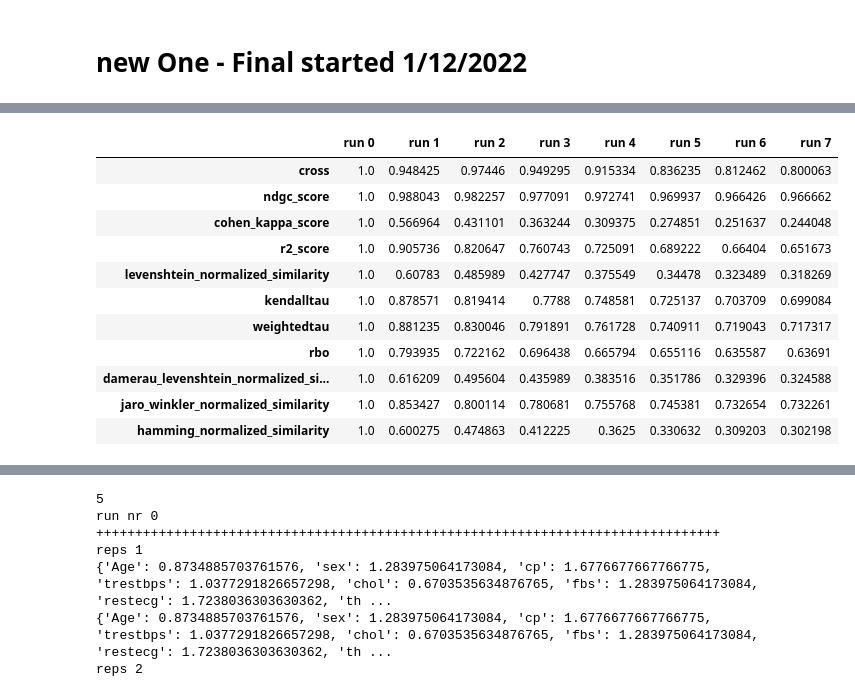
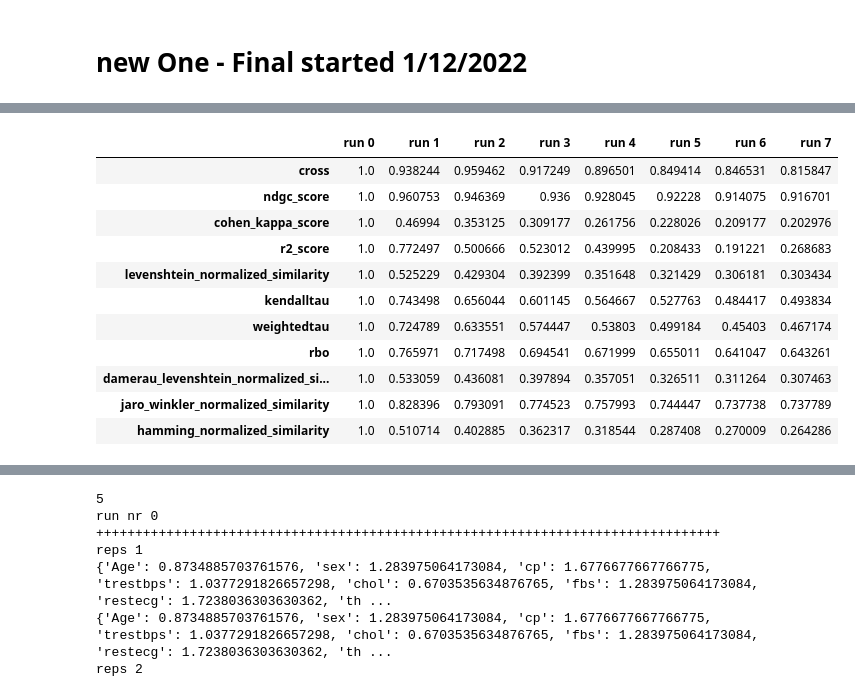
Before and after one commit to joofio/tabular-dataset-similarity, a Jupyter notebook: Final - Viz.ipynb, the cells around one changed output, grey strips where cells are left out. Saved outputs shown, nothing was run; the diff lists cells and outputs as text; code cells hidden in the pictures.

```diff
--- a/Final - Viz.ipynb
+++ b/Final - Viz.ipynb
@@ -94,19 +199,55 @@ rf1
+# %%
+dt4=pd.DataFrame(plot_data4)
+dt4.drop("debug",axis=0,inplace=True)
+
+rf4=pd.DataFrame(plot_data_rf4)
+rf4.drop("debug",axis=0,inplace=True)
+
+svm4=pd.DataFrame(plot_data_svm4)
+svm4.drop("debug",axis=0,inplace=True)
+
+knn4=pd.DataFrame(plot_data_knn4)
+knn4.drop("debug",axis=0,inplace=True)
+
+lm4=pd.DataFrame(plot_data_lm4)
+lm1.drop("debug",axis=0,inplace=True)
+
+nb4=pd.DataFrame(plot_data_nb4)
+nb4.drop("debug",axis=0,inplace=True)
+# %%
+dt5=pd.DataFrame(plot_data5)
+dt5.drop("debug",axis=0,inplace=True)
+
+rf5=pd.DataFrame(plot_data_rf5)
+rf5.drop("debug",axis=0,inplace=True)
+
+svm5=pd.DataFrame(plot_data_svm5)
+svm5.drop("debug",axis=0,inplace=True)
+
+knn5=pd.DataFrame(plot_data_knn5)
+knn5.drop("debug",axis=0,inplace=True)
+
+lm5=pd.DataFrame(plot_data_lm5)
+lm1.drop("debug",axis=0,inplace=True)
+
+nb5=pd.DataFrame(plot_data_nb5)
+nb5.drop("debug",axis=0,inplace=True)
 # %%
 # Calculate the mean of each cell
-mean_df = (dt1 + rf1) / 2
+mean_df1 = (dt1 + rf1 + svm1 + nb1 + lm1 + knn1) / 6
 
 # Print the new dataframe
-mean_df
+mean_df1
 # %% [output]
 |  | run 0 | run 1 | run 2 | run 3 | run 4 | run 5 | run 6 | run 7 |
-| cross | 1.0 | 0.948425 | 0.97446 | 0.949295 | 0.915334 | 0.836235 | 0.812462 | 0.800063 |
-| ndgc_score | 1.0 | 0.988043 | 0.982257 | 0.977091 | 0.972741 | 0.969937 | 0.966426 | 0.966662 |
-| cohen_kappa_score | 1.0 | 0.566964 | 0.431101 | 0.363244 | 0.309375 | 0.274851 | 0.251637 | 0.244048 |
-| r2_score | 1.0 | 0.905736 | 0.820647 | 0.760743 | 0.725091 | 0.689222 | 0.66404 | 0.651673 |
-| levenshtein_normalized_similarity | 1.0 | 0.60783 | 0.485989 | 0.427747 | 0.375549 | 0.34478 | 0.323489 | 0.318269 |
-| kendalltau | 1.0 | 0.878571 | 0.819414 | 0.7788 | 0.748581 | 0.725137 | 0.703709 | 0.699084 |
-| weightedtau | 1.0 | 0.881235 | 0.830046 | 0.791891 | 0.761728 | 0.740911 | 0.719043 | 0.717317 |
-| rbo | 1.0 | 0.793935 | 0.722162 | 0.696438 | 0.665794 | 0.655116 | 0.635587 | 0.63691 |
-| damerau_levenshtein_normalized_si... | 1.0 | 0.616209 | 0.495604 | 0.435989 | 0.383516 | 0.351786 | 0.329396 | 0.324588 |
-| jaro_winkler_normalized_similarity | 1.0 | 0.853427 | 0.800114 | 0.780681 | 0.755768 | 0.745381 | 0.732654 | 0.732261 |
-| hamming_normalized_similarity | 1.0 | 0.600275 | 0.474863 | 0.412225 | 0.3625 | 0.330632 | 0.309203 | 0.302198 |
+| cross | 1.0 | 0.938244 | 0.959462 | 0.917249 | 0.896501 | 0.849414 | 0.846531 | 0.815847 |
+| ndgc_score | 1.0 | 0.960753 | 0.946369 | 0.936 | 0.928045 | 0.92228 | 0.914075 | 0.916701 |
+| cohen_kappa_score | 1.0 | 0.46994 | 0.353125 | 0.309177 | 0.261756 | 0.228026 | 0.209177 | 0.202976 |
+| r2_score | 1.0 | 0.772497 | 0.500666 | 0.523012 | 0.439995 | 0.208433 | 0.191221 | 0.268683 |
+| levenshtein_normalized_similarity | 1.0 | 0.525229 | 0.429304 | 0.392399 | 0.351648 | 0.321429 | 0.306181 | 0.303434 |
+| kendalltau | 1.0 | 0.743498 | 0.656044 | 0.601145 | 0.564667 | 0.527763 | 0.484417 | 0.493834 |
+| weightedtau | 1.0 | 0.724789 | 0.633551 | 0.574447 | 0.53803 | 0.499184 | 0.45403 | 0.467174 |
+| rbo | 1.0 | 0.765971 | 0.717498 | 0.694541 | 0.671999 | 0.655011 | 0.641047 | 0.643261 |
+| damerau_levenshtein_normalized_si... | 1.0 | 0.533059 | 0.436081 | 0.397894 | 0.357051 | 0.326511 | 0.311264 | 0.307463 |
+| jaro_winkler_normalized_similarity | 1.0 | 0.828396 | 0.793091 | 0.774523 | 0.757993 | 0.744447 | 0.737738 | 0.737789 |
+| hamming_normalized_similarity | 1.0 | 0.510714 | 0.402885 | 0.362317 | 0.318544 | 0.287408 | 0.270009 | 0.264286 |
```
Also changed, not shown: parts of 19 cells of this notebook, 5 other files.
